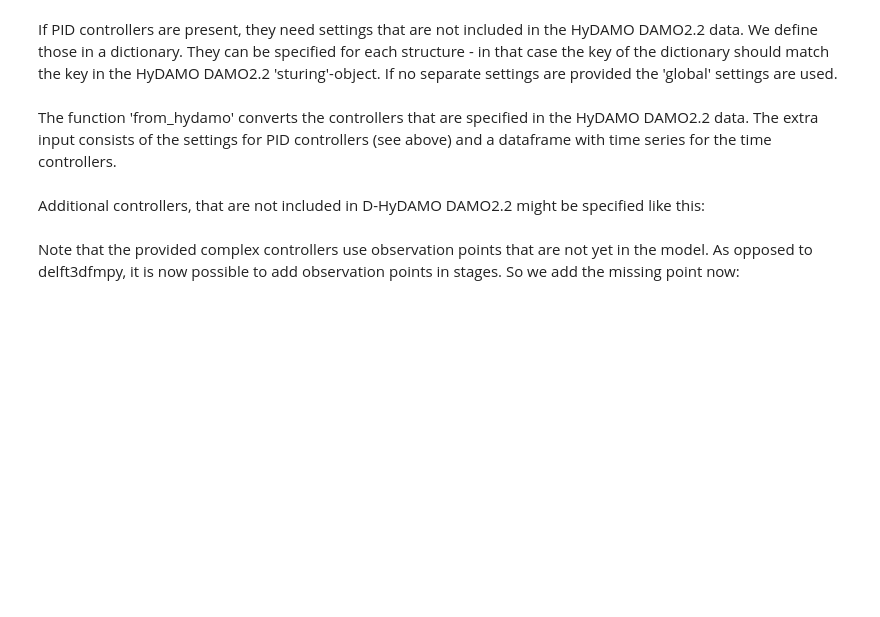
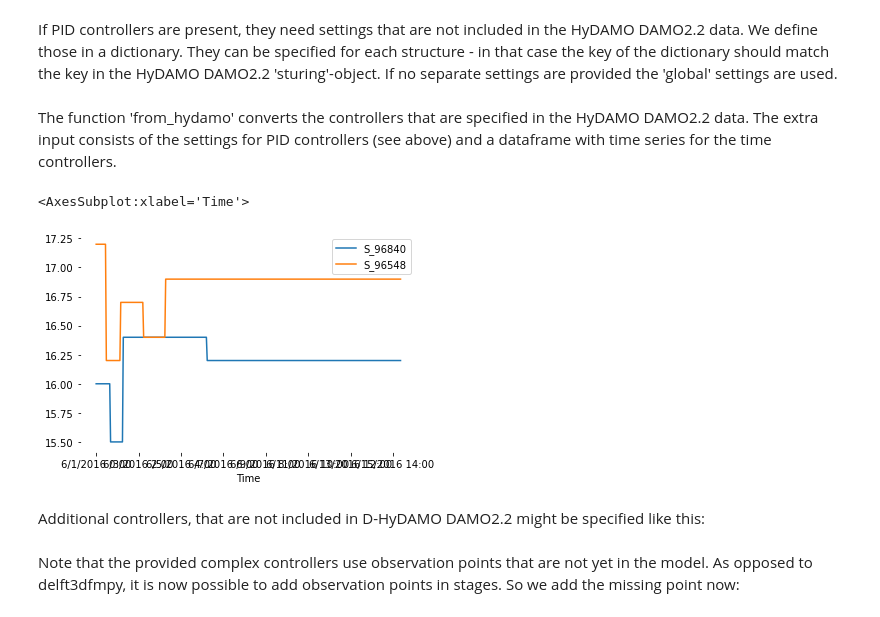
Before and after one commit to boyandomhof/HYDROLIB, a Jupyter notebook: hydrolib/notebooks/Hydrolib-DHydamo_usage_introduction.ipynb, the cells around one changed output. Saved outputs shown, nothing was run; the diff lists cells and outputs as text; code cells hidden in the pictures; blank space fills up the shorter version.

```diff
--- a/hydrolib/notebooks/Hydrolib-DHydamo_usage_introduction.ipynb
+++ b/hydrolib/notebooks/Hydrolib-DHydamo_usage_introduction.ipynb
@@ -58,8 +55,8 @@ data_path = Path("../tests/data").resolve()
 assert data_path.exists()
 
 # path to write the models
-output_path = Path("../tests/model2").resolve()
-# assert output_path.exists()
+output_path = Path("./model").resolve()
+assert output_path.exists()
 # %% [markdown]
 Define components that should be used in the model. 1D is used in all cases.
 # %%
@@ -335,8 +332,8 @@ Observation points are now written in the new format, where one can discriminate
 Note: add_points can be called only once: once dfmodel.observation_points is filled,the add_points-method is not available anymore. Observation point coordinates can be definied eiher as an (x,y)-tuple or as a shapely Point-object.
 # %%
 hydamo.observationpoints.add_points(
-    [Point((200200, 395600)), (200200, 396200)],
-    ["ObsPt1", "ObsPt2"],
-    locationTypes=["1d", "1d"],
+    [Point(199617,394885), Point(199421,393769), Point(199398,393770)],
+    ["ObsBV_152054", "ObsS_96684_1","ObsS_96684_2"],
+    locationTypes=["1d", "1d", "1d"],
     snap_distance=10.0,
 )
@@ -346,17 +339,0 @@ Storage nodes can be added to account for storage that is not included in the 1D
-# %%
-hydamo.storagenodes.add_storagenode(
-    "test",
-    "123_123",
-    usestreetstorage="true",
-    nodetype="unspecified",
-    name=np.nan,
-    usetable="false",
-    bedlevel=12.0,
-    area=100,
-    streetlevel=14.0,
-    streetstoragearea=10.0,
-    storagetype="reservoir",
-    levels=np.nan,
-    storagearea=np.nan,
-    interpolate="linear",
-)
@@ -520,6 +506,11 @@ if RTC:
         timeseries.index = timeseries.Time
 
         drtcmodel.from_hydamo(pid_settings=pid_settings, timeseries=timeseries)
+# %%
+timeseries.plot()
+# %% [output]
+<AxesSubplot:xlabel='Time'>
+[figure, added]
 # %% [markdown]
 Additional controllers, that are not included in D-HyDAMO DAMO2.2 might be specified like this:
 # %%
```
Also changed, not shown: parts of 13 cells of this notebook, 8 other files.
